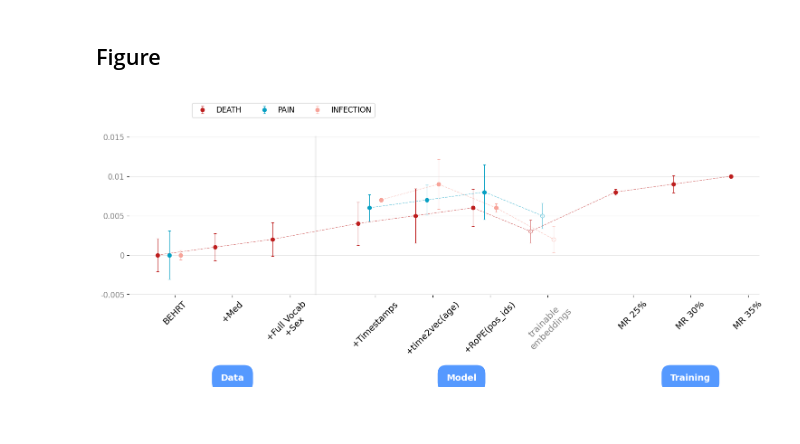
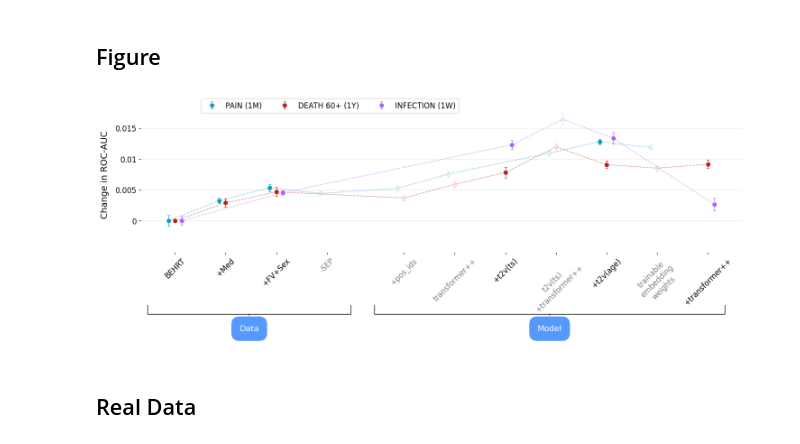
Before and after one commit to mikkelfo/CORE-BEHRT, a Jupyter notebook: ehr2vec/notebooks/model_comparison_figure.ipynb, the cells around one changed output. Saved outputs shown, nothing was run; the diff lists cells and outputs as text; code cells hidden in the pictures; blank space fills up the shorter version.

Commit message:
Visualize model comparison

```diff
--- a/ehr2vec/notebooks/model_comparison_figure.ipynb
+++ b/ehr2vec/notebooks/model_comparison_figure.ipynb
@@ -20,7 +20,6 @@ models = [model for group in models.values() for model in group]
 model_adapted = [False, False, False,
                  False, False, False, True,
                  False, False, False]
-
 roc_scores_death = [0.86, 0.861, 0.862,
               0.864, 0.865, 0.866, .863,
               0.868, 0.869, 0.87]
@@ -30,7 +29,10 @@ roc_scores_pain = [.77, None, None,
 roc_scores_infection = [.73, None, None,
                 0.737, 0.739, 0.736, .732,
                 None, None, None]
-stds = [.002] * len(roc_scores_death)
-stds_death = np.array(stds) + np.random.normal(0, 0.001, len(roc_scores_death))
-stds_pain = np.array(stds) + np.random.normal(0, 0.001, len(roc_scores_pain))
-stds_infection = np.array(stds) + np.random.normal(0, 0.001, len(roc_scores_infection))
+roc_scores = {
+    'pain': roc_scores_pain,
+    'death': roc_scores_death,
+    'infection': roc_scores_infection
+}
+stds = [.002] * len(roc_scores['death'])
+roc_stds = {key: np.array(stds)+np.random.normal(0,0.001, len(roc_scores['death'])) for key in roc_scores.keys()}
@@ -39,9 +78,8 @@ stds_infection = np.array(stds) + np.random.normal(0, 0.001, len(roc_scores_infe
 # %%
 # Constants
 FIGSIZE = (15, 7)
-MODEL_DISTANCE = 0.25
+MODEL_DISTANCE = 0.15
 GROUP_GAP = 0.6
-DISEASE_GAP = 0.1
 LEGEND_LOC = (0.1, .9)
 GROUP_LABEL_PAD = 0.01
 Y_LIM = (-.0051, .02)
@@ -51,14 +89,14 @@ def normalize_scores(scores):
     """Normalize scores by subtracting the first score from all scores."""
     return [(score - scores[0]) if score is not None else None for score in scores]
 
-def create_scatter_plot(ax, positions, scores, stds, label, color, faint):
+def create_scatter_plot(ax, positions, scores, stds, label, color, adapted):
     """Creates a scatter plot with error bars."""
     scores = normalize_scores(scores)
-    for i, (pos, score, std, f) in enumerate(zip(positions, scores, stds, faint)):
+    for i, (pos, score, std, a) in enumerate(zip(positions, scores, stds, adapted)):
         if score is not None:
             ax.errorbar(pos, score, yerr=std, markersize=6, fmt='o', capsize=2, capthick=0.8,
-                        elinewidth=0.8, mfc='w' if f else color, mec=color, label=label if i == 4 else None,
-                        color=color, alpha=0.5 if f else 1)
+                        elinewidth=0.8, mfc=color if a else 'w', mec=color, label=label if i == 0 else None,
+                        color=color, alpha=1 if a else .2)
 
 def set_spines_visibility(ax, visibility=False):
     """Sets the visibility of the plot spines."""
@@ -69,14 +107,17 @@ def style_plot(ax, y_ticklabels):
     """Styles the plot."""
     set_spines_visibility(ax)
     ax.set_yticks(y_ticklabels)
-    ax.set_yticklabels(y_ticklabels, color='grey', fontsize=12)
+    ax.set_yticklabels(y_ticklabels, color='k', fontsize=12)
     ax.legend(loc=LEGEND_LOC, frameon=True, fontsize=12, ncol=4)
     ax.grid(False)
     ax.grid(axis='y', linestyle='-', alpha=0.3)
-
+def filter_none(positions, scores):
+    """Filters out None values from the scores and positions."""
+    return zip(*[(pos, score) for pos, score in zip(positions, scores) if score is not None])
 def create_line_plot(ax, positions, scores, color):
     """Creates a line plot."""
     scores = normalize_scores(scores)
+    positions, scores = filter_none(positions, scores)
     ax.plot(positions, scores, color=color, linestyle='--', linewidth=1, alpha=0.5)
 
 def add_group_labels(ax, positions, labels, colors, y_position):
@@ -86,7 +127,7 @@ def add_group_labels(ax, positions, labels, colors, y_position):
                 bbox=dict(facecolor=colors[label], edgecolor='none', boxstyle='round,pad=1'))
 def set_model_adapted_colors(ax, model_adapted):
     """Sets the colors of the x-tick labels based on model adaptation."""
-    colors = ['grey' if adapted else 'black' for adapted in model_adapted]
+    colors = ['k' if adapted else 'grey' for adapted in model_adapted]
     for xtick, color in zip(ax.get_xticklabels(), colors):
         xtick.set_color(color)
 def initialize_plot(models, groups):
@@ -110,39 +151,54 @@ def initialize_plot(models, groups):
     adjusted_positions = np.array(adjusted_positions) - 1.5 * MODEL_DISTANCE
     return adjusted_positions, group_labels, group_label_positions
 
 def plot_data(ax, positions, model_adapted, scores,stds, colors):
     """Plots the data for each category."""
     for i, (category, color) in enumerate(colors.items()):
         category_scores = scores[category]
         category_stds = stds[category]
         create_scatter_plot(ax, positions + i * MODEL_DISTANCE, category_scores, category_stds, category.upper(), color, model_adapted)
         create_line_plot(ax, positions + i * MODEL_DISTANCE, category_scores, color)
 
 def main():
     # Your data initialization here
     fig, ax = plt.subplots(figsize=FIGSIZE)
     adjusted_positions, group_labels, group_label_positions = initialize_plot(models, groups)
 
-    colors = {'death': '#BD1E1E', 'pain': '#07A0C3', 'infection': '#F7A399'}
-    scores = {'death': roc_scores_death, 'pain': roc_scores_pain, 'infection': roc_scores_infection}
-    stds = {'death': stds_death, 'pain':stds_pain, 'infection': stds_infection}
-    plot_data(ax, adjusted_positions, model_adapted, scores, stds, colors)
+    colors = { 'PAIN (1m)': '#07A0C3', 'DEATH 60+ (1y)': '#BD1E1E','INFECTION (1w)': '#AB63FA'}
+
+    plot_data(ax, adjusted_positions, model_adapted, roc_scores, roc_stds, colors)
 
     # Setting the x-ticks to be the diseases with adjusted positions
-    ax.set_xticks(adjusted_positions + 1.5 * MODEL_DISTANCE)
-    ax.set_xticklabels(models, fontsize=14, rotation=45, color='grey')
+    ax.set_xticks(adjusted_positions + MODEL_DISTANCE)
+    ax.set_xticklabels(models, fontsize=12, rotation=45, color='k')
     set_model_adapted_colors(ax, model_adapted)
 
     ax.set_ylim(Y_LIM)
-    y_ticklabels = [-.005, 0, .005, .01, .015]
+    y_ticklabels = [0, .005, .01, .015]
     style_plot(ax, y_ticklabels)
-    add_group_labels(ax, group_label_positions, group_labels, BOX_COLORS, Y_LIM[0] - GROUP_LABEL_PAD)
+    #add_group_labels(ax, group_label_positions, group_labels, BOX_COLORS, Y_LIM[0] - GROUP_LABEL_PAD)
+
+    def add_annootation_with_brackets(x, y, label, width):
+        ax.annotate(label, xy=(x, y), xytext=(x, y-.12),
+                xycoords='axes fraction', fontsize=13, ha='center', va='bottom', color='white',
+                bbox=dict(fc=BOX_COLORS[label], edgecolor='none', boxstyle='round,pad=1'),
+                arrowprops=dict(arrowstyle=f'-[, widthB={width}, lengthB=1.1', lw=1.0, color='k'))
+    x_bracket = 0.18
+    y_bracket = -.4
+    add_annootation_with_brackets(x_bracket, y_bracket, 'Data', 12.5)
+    add_annootation_with_brackets(.68, y_bracket, 'Model', 21.5)
+    # to not cut off the frame
+    ax.annotate('extend',xy=(1, y_bracket-.2), xytext = (1, y_bracket-.2), color='white',xycoords='axes fraction')
+
+    ax.set_ylabel('Change in ROC-AUC', fontsize=14, color='k',labelpad=10)
     plt.tight_layout()
     plt.show()
 
     #fig.savefig('roc_scores_comparison.png', dpi=300, bbox_inches='tight')
 
 if __name__ == "__main__":
     main()
 # %% [output]
-[figure, old version]
+[figure, new version]
+# %% [markdown]
+## Real Data
```
Also changed, not shown: parts of 5 cells of this notebook.
